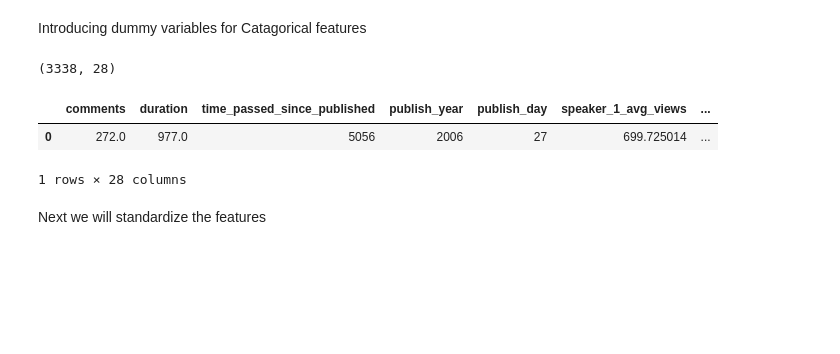
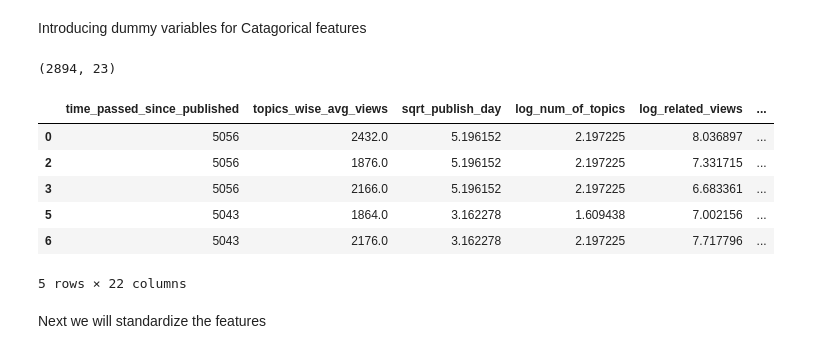
Before and after one commit to Rahul2661998/Capstone-Project-Ted-Talk-Views-Prediction-, a Jupyter notebook: Ted_Talk_Views_Predictions.ipynb, the cells around one changed output. Saved outputs shown, nothing was run; the diff lists cells and outputs as text; code cells hidden in the pictures; blank space fills up the shorter version.

```diff
--- a/Ted_Talk_Views_Predictions.ipynb
+++ b/Ted_Talk_Views_Predictions.ipynb
@@ -520,2 +849,0 @@ data=data.dropna()
-# %%
-data['time_passed_since_published'] = data['time_passed_since_published'].dt.days.astype('int16')
@@ -530,2 +849,0 @@ unwanted_features=['talk_id', 'title', 'speaker_1', 'all_speakers', 'occupations
-# %%
-data.drop(columns=unwanted_features,inplace=True)
@@ -537,16 +864,23 @@ X=data.drop(columns='daily_views')
 # %% [markdown]
 Introducing dummy variables for Catagorical features
-# %%
-X=pd.get_dummies(X)
-X.shape
-# %% [output]
-(3338, 28)
+# %%
+data_dummy=pd.get_dummies(data,drop_first=True)
+data_dummy.shape
+# %% [output]
+(2894, 23)
+# %%
+y=data_dummy['log_daily_views']
+X=data_dummy.drop(columns='log_daily_views')
 # %%
-X.head(1)
+X.head()
 # %% [output]
-|  | comments | duration | time_passed_since_published | publish_year | publish_day | speaker_1_avg_views | ... |
-| 0 | 272.0 | 977.0 | 5056 | 2006 | 27 | 699.725014 | ... |
+|  | time_passed_since_published | topics_wise_avg_views | sqrt_publish_day | log_num_of_topics | log_related_views | ... |
+| 0 | 5056 | 2432.0 | 5.196152 | 2.197225 | 8.036897 | ... |
+| 2 | 5056 | 1876.0 | 5.196152 | 2.197225 | 7.331715 | ... |
+| 3 | 5056 | 2166.0 | 5.196152 | 2.197225 | 6.683361 | ... |
+| 5 | 5043 | 1864.0 | 3.162278 | 1.609438 | 7.002156 | ... |
+| 6 | 5043 | 2176.0 | 3.162278 | 2.197225 | 7.717796 | ... |
-1 rows × 28 columns
+5 rows × 22 columns
 # %% [markdown]
 Next we will standardize the features
 # %%
```
Also changed, not shown: parts of 73 cells of this notebook.
